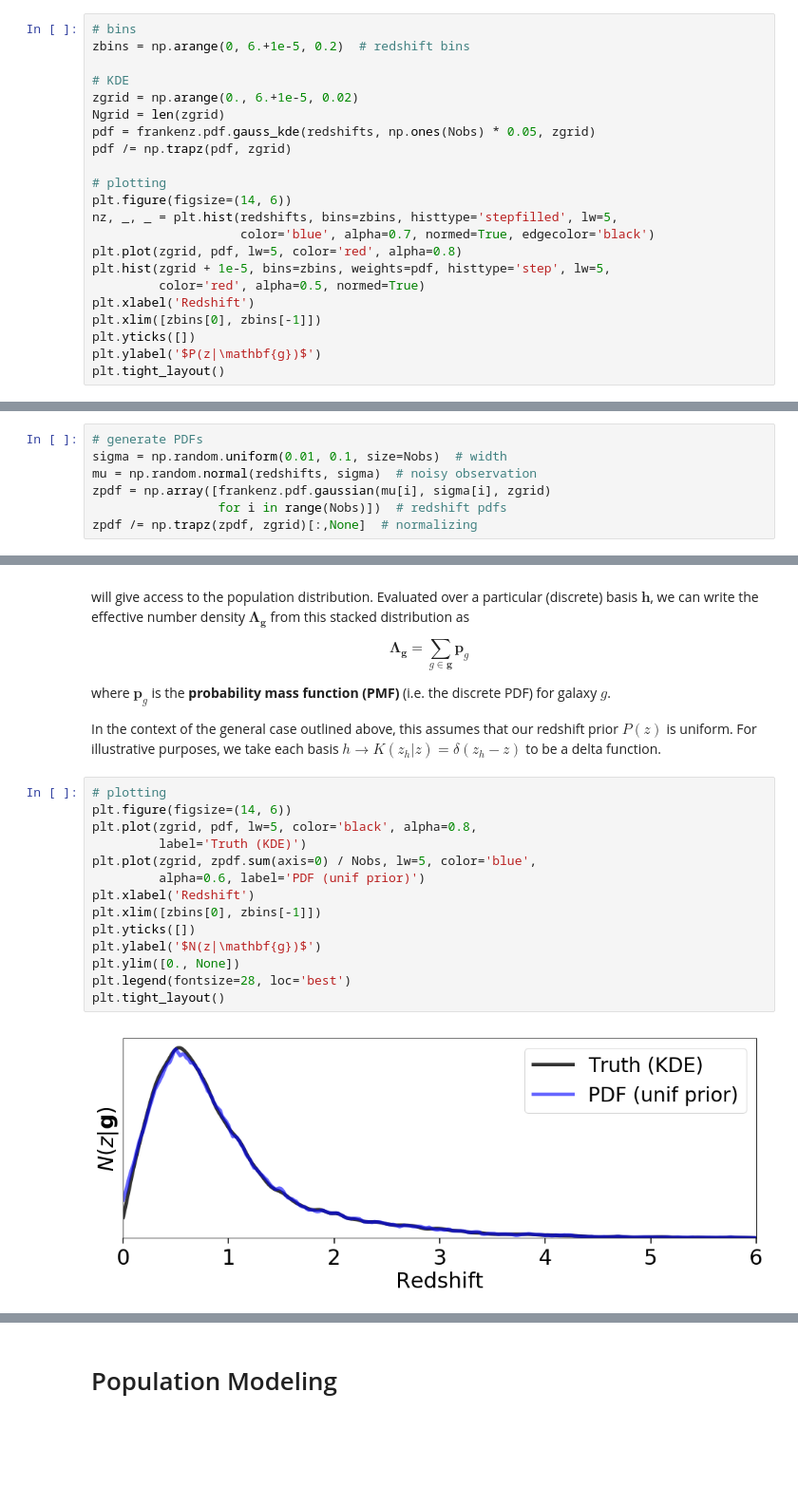
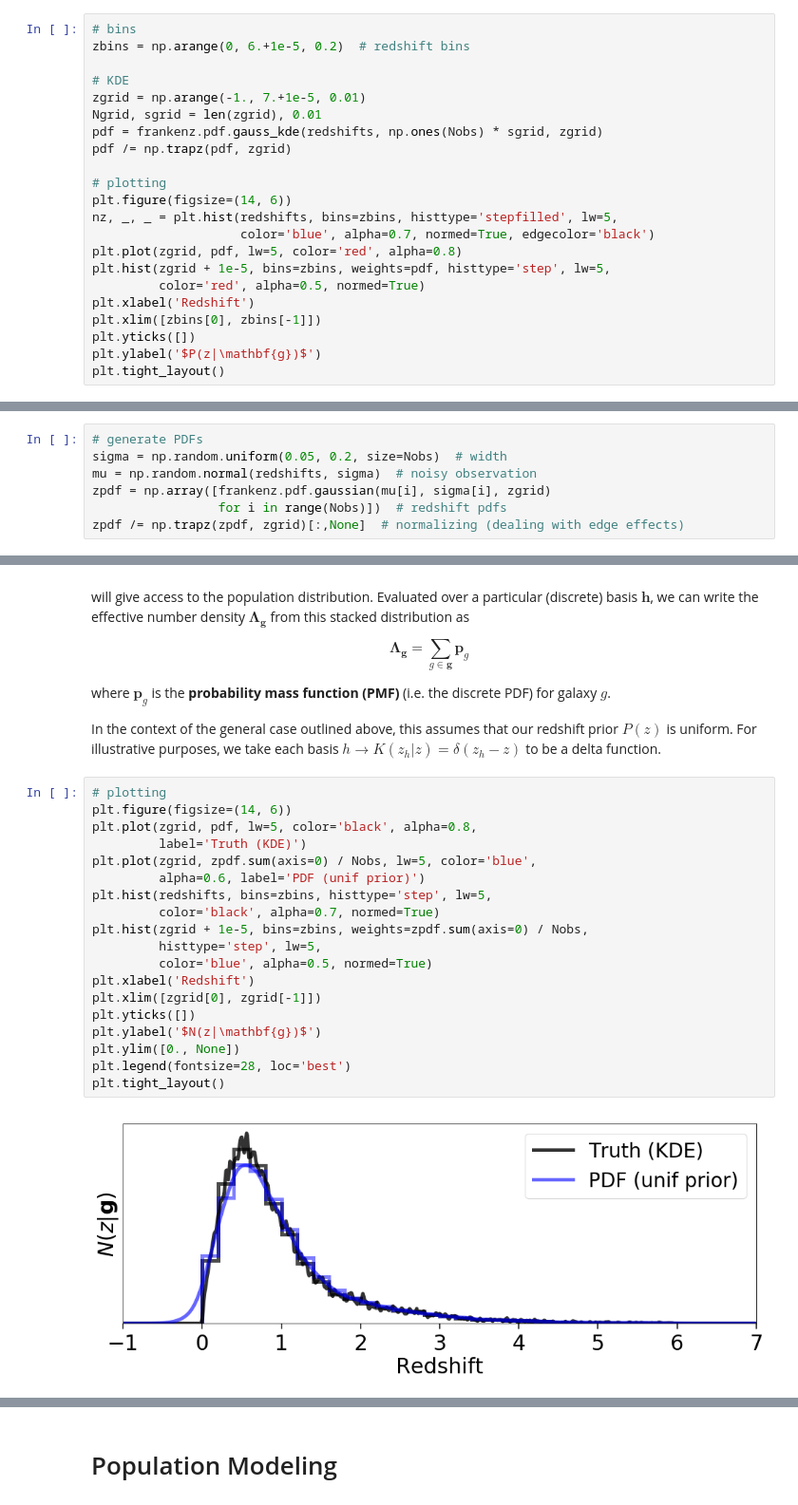
Before and after one commit to joshspeagle/frankenz, a Jupyter notebook: demos/2.2 - Hierarchical Inference with Redshifts.ipynb, the cells around one changed output, grey strips where cells are left out. Shown: that part at 95% size. Cells and saved outputs as stored; diff of their text form; blank space fills up the shorter version.

```diff
--- a/demos/2.2 - Hierarchical Inference with Redshifts.ipynb
+++ b/demos/2.2 - Hierarchical Inference with Redshifts.ipynb
@@ -68,9 +68,9 @@ In 2.1, we showed how these can be used to construct different estimates of the
 zbins = np.arange(0, 6.+1e-5, 0.2)  # redshift bins
 
 # KDE
-zgrid = np.arange(0., 6.+1e-5, 0.02)
-Ngrid = len(zgrid)
-pdf = frankenz.pdf.gauss_kde(redshifts, np.ones(Nobs) * 0.05, zgrid)
+zgrid = np.arange(-1., 7.+1e-5, 0.01)
+Ngrid, sgrid = len(zgrid), 0.01
+pdf = frankenz.pdf.gauss_kde(redshifts, np.ones(Nobs) * sgrid, zgrid)
 pdf /= np.trapz(pdf, zgrid)
 
 # plotting
@@ -91,8 +91,8 @@ plt.tight_layout()
 Let's define our PDFs to be Gaussian $\mathcal{N}(z|\mu=\hat{z}_g, \sigma=\sigma_g)$ centered around noisy estimates $\hat{z}_g$ with error $\hat{\sigma}_g$. These are truncated at $z=0$ to avoid unphysical results.
 # %%
 # generate PDFs
-sigma = np.random.uniform(0.01, 0.1, size=Nobs)  # width
+sigma = np.random.uniform(0.05, 0.2, size=Nobs)  # width
 mu = np.random.normal(redshifts, sigma)  # noisy observation
 zpdf = np.array([frankenz.pdf.gaussian(mu[i], sigma[i], zgrid)
                  for i in range(Nobs)])  # redshift pdfs
-zpdf /= np.trapz(zpdf, zgrid)[:,None]  # normalizing
+zpdf /= np.trapz(zpdf, zgrid)[:,None]  # normalizing (dealing with edge effects)
@@ -113,16 +131,21 @@ In the context of the general case outlined above, this assumes that our redshif
 # %%
 # plotting
 plt.figure(figsize=(14, 6))
 plt.plot(zgrid, pdf, lw=5, color='black', alpha=0.8,
          label='Truth (KDE)')
 plt.plot(zgrid, zpdf.sum(axis=0) / Nobs, lw=5, color='blue',
          alpha=0.6, label='PDF (unif prior)')
+plt.hist(redshifts, bins=zbins, histtype='step', lw=5,
+         color='black', alpha=0.7, normed=True)
+plt.hist(zgrid + 1e-5, bins=zbins, weights=zpdf.sum(axis=0) / Nobs,
+         histtype='step', lw=5,
+         color='blue', alpha=0.5, normed=True)
 plt.xlabel('Redshift')
-plt.xlim([zbins[0], zbins[-1]])
+plt.xlim([zgrid[0], zgrid[-1]])
 plt.yticks([])
 plt.ylabel('$N(z|\mathbf{g})$')
 plt.ylim([0., None])
 plt.legend(fontsize=28, loc='best')
 plt.tight_layout()
 # %% [output]
-[figure, old version]
+[figure, new version]
```
Also changed, not shown: parts of 26 cells of this notebook, 3 other files.
